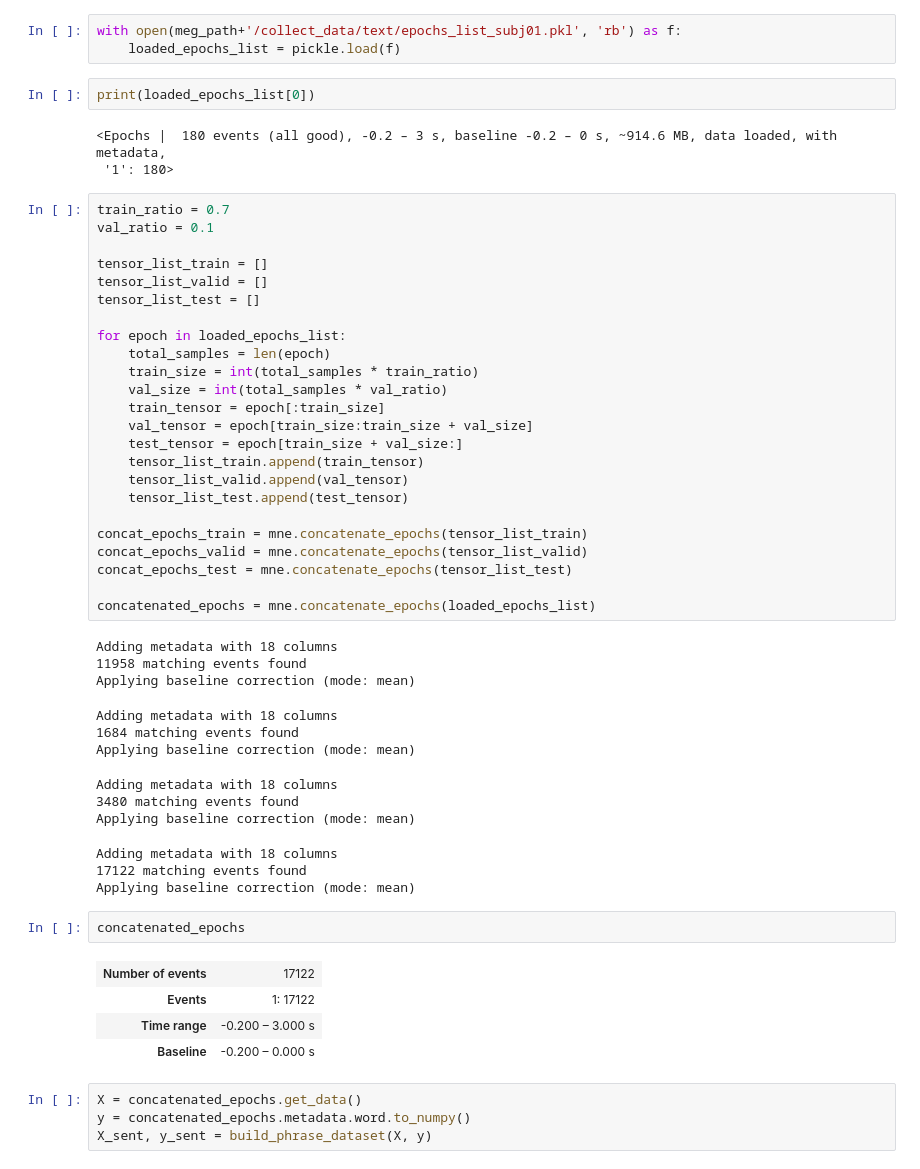
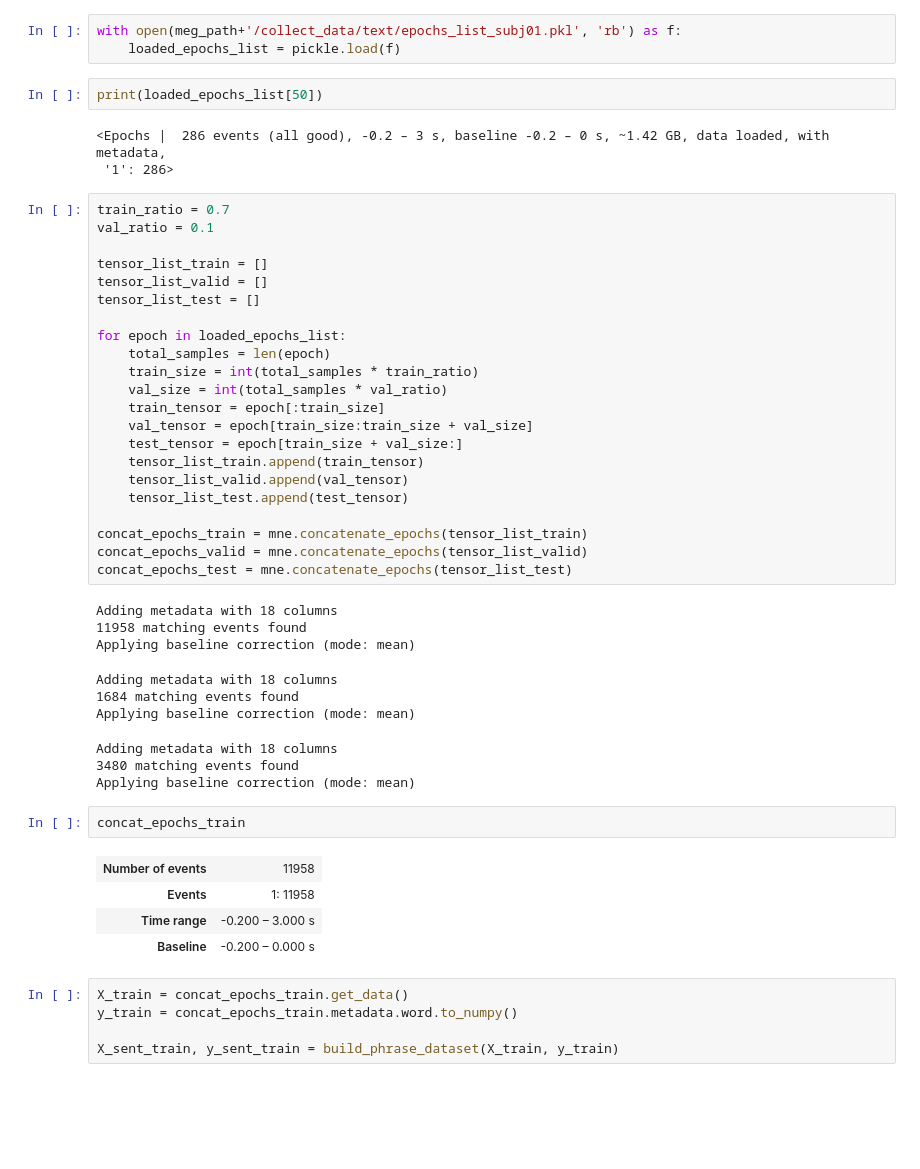
Before and after one commit to neoayanami/meg-encoding, a Jupyter notebook: code/run_pretr_models.ipynb, the cells around one changed output. Cells and saved outputs as stored; diff of their text form; blank space fills up the shorter version.

Commit message:
build phrase data

```diff
--- a/code/run_pretr_models.ipynb
+++ b/code/run_pretr_models.ipynb
@@ -511,10 +511,10 @@ Applying baseline correction (mode: mean)
 with open(meg_path+'/collect_data/text/epochs_list_subj01.pkl', 'rb') as f:
     loaded_epochs_list = pickle.load(f)
 # %%
-print(loaded_epochs_list[0])
+print(loaded_epochs_list[50])
 # %% [output]
-<Epochs |  180 events (all good), -0.2 – 3 s, baseline -0.2 – 0 s, ~914.6 MB, data loaded, with metadata,
- '1': 180>
+<Epochs |  286 events (all good), -0.2 – 3 s, baseline -0.2 – 0 s, ~1.42 GB, data loaded, with metadata,
+ '1': 286>
 # %%
 train_ratio = 0.7
 val_ratio = 0.1
@@ -537,8 +537,6 @@ for epoch in loaded_epochs_list:
 concat_epochs_train = mne.concatenate_epochs(tensor_list_train)
 concat_epochs_valid = mne.concatenate_epochs(tensor_list_valid)
 concat_epochs_test = mne.concatenate_epochs(tensor_list_test)
-
-concatenated_epochs = mne.concatenate_epochs(loaded_epochs_list)
 # %% [output]
 Adding metadata with 18 columns
 11958 matching events found
@@ -549,17 +547,15 @@ Applying baseline correction (mode: mean)
 Adding metadata with 18 columns
 3480 matching events found
 Applying baseline correction (mode: mean)
-Adding metadata with 18 columns
-17122 matching events found
-Applying baseline correction (mode: mean)
-# %%
-concatenated_epochs
-# %% [output]
-| Number of events | 17122 |
-| Events | 1: 17122 |
-| Time range | -0.200 – 3.000 s |
-| Baseline | -0.200 – 0.000 s |
-# %%
-X = concatenated_epochs.get_data()
-y = concatenated_epochs.metadata.word.to_numpy()
-X_sent, y_sent = build_phrase_dataset(X, y)
+# %%
+concat_epochs_train
+# %% [output]
+| Number of events | 11958 |
+| Events | 1: 11958 |
+| Time range | -0.200 – 3.000 s |
+| Baseline | -0.200 – 0.000 s |
+# %%
+X_train = concat_epochs_train.get_data()
+y_train = concat_epochs_train.metadata.word.to_numpy()
+
+X_sent_train, y_sent_train = build_phrase_dataset(X_train, y_train)
```
Also changed, not shown: parts of 4 cells of this notebook, 1 other file.
